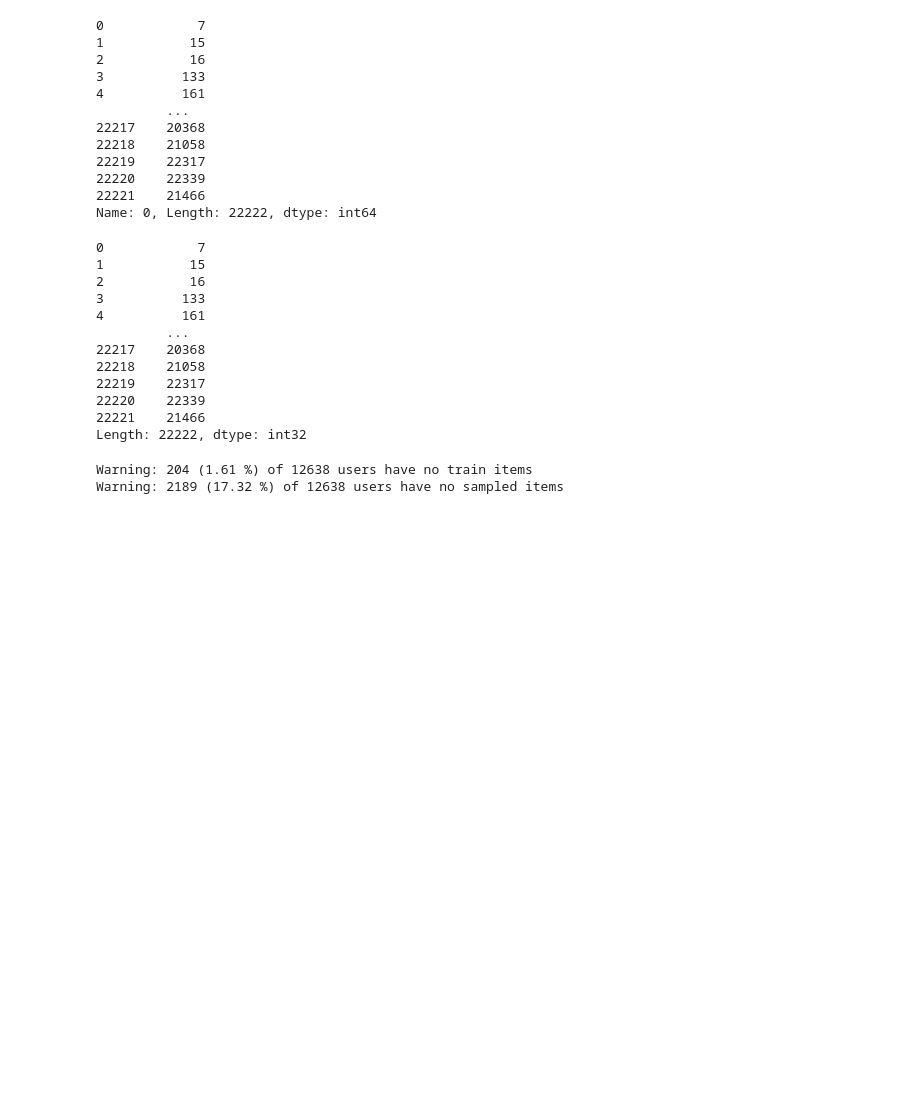
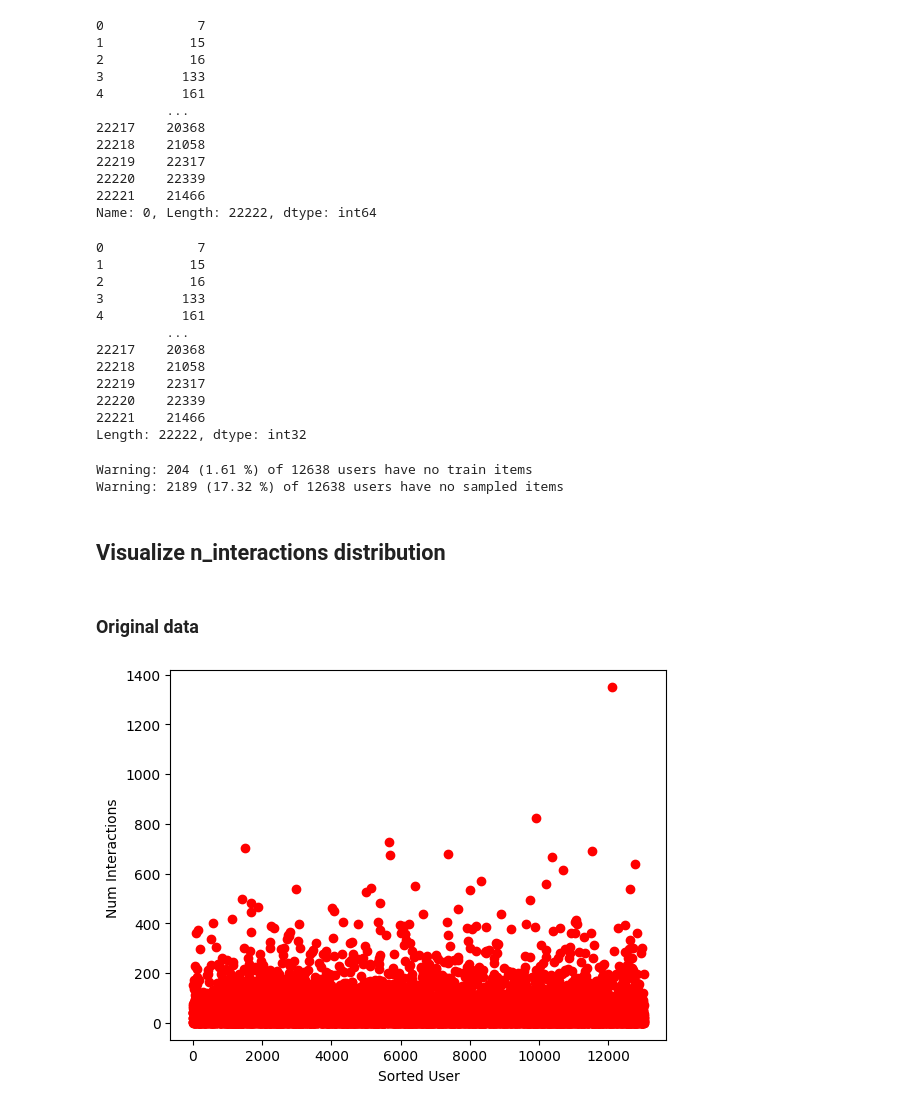
Before and after one commit to Kokcr3ator/RecSys-Competition, a Jupyter notebook: Data Preprocessing.ipynb, the cells around one changed output. Drawn from its saved outputs; the diff is of its cells as text; code cells hidden in the pictures; blank space fills up the shorter version.

Commit message:
Visualization of user_activity distribution

```diff
--- a/Data Preprocessing.ipynb
+++ b/Data Preprocessing.ipynb
@@ -230,3 +230,24 @@ Warning: 2189 (17.32 %) of 12638 users have no sampled items
 # %%
 save_npz('URM_train.npz', URM_train)
 save_npz('URM_validation.npz', URM_validation)
+# %% [markdown]
+##  Visualize n_interactions distribution
+# %% [markdown]
+### Original data
+# %%
+from scipy.sparse import csr_matrix, load_npz
+
+URM_train = load_npz('C:\\Users\\melan\\shared-folder\\RecSys\\RecSys-Competition\\PreprocessedDataset\\URM_train.npz')
+URM_validation = load_npz('C:\\Users\\melan\\shared-folder\\RecSys\\RecSys-Competition\\PreprocessedDataset\\URM_validation.npz')
+# %%
+URM_all = URM_train + URM_validation
+# %%
+user_activity = np.ediff1d(URM_all.tocsr().indptr)
+
+
+pyplot.plot(user_activity, 'ro')
+pyplot.ylabel('Num Interactions ')
+pyplot.xlabel('Sorted User')
+pyplot.show()
+# %% [output]
+[figure, added]
```
Also changed, not shown: parts of 22 cells of this notebook.
